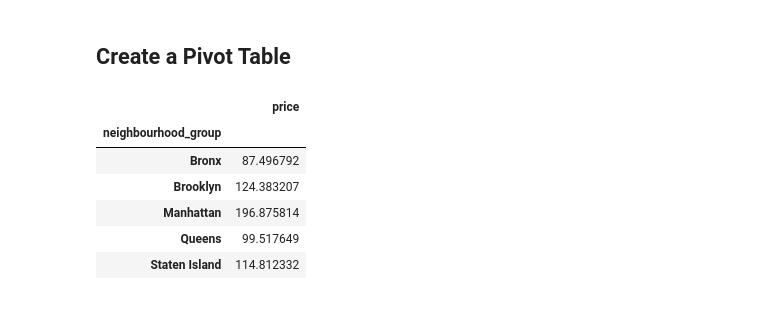
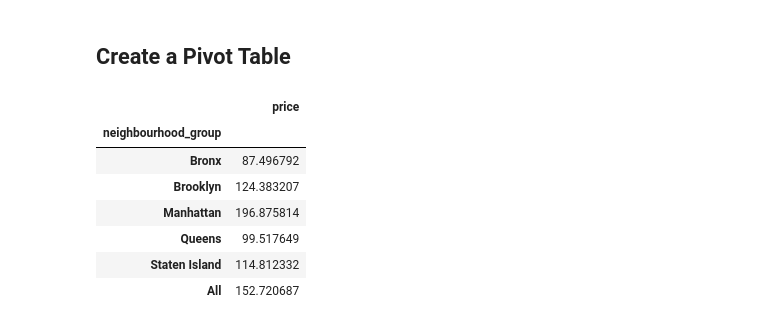
Before and after one commit to sadams26/excel_to_python, a Jupyter notebook: excel_to_python.ipynb, the cells around one changed output. Cells and saved outputs as stored; diff of their text form; code cells hidden in the pictures.

```diff
--- a/excel_to_python.ipynb
+++ b/excel_to_python.ipynb
@@ -84,12 +171,13 @@ df["price"].mean()
 # %% [markdown]
 ## Create a Pivot Table
 # %%
-pd.pivot_table(df, values="price", index="neighbourhood_group", aggfunc='mean')
+pd.pivot_table(df, values="price", index="neighbourhood_group", aggfunc="mean", margins=True)
 # %% [output]
 |  | price |
 | neighbourhood_group |  |
 | Bronx | 87.496792 |
 | Brooklyn | 124.383207 |
 | Manhattan | 196.875814 |
 | Queens | 99.517649 |
 | Staten Island | 114.812332 |
+| All | 152.720687 |
```
Also changed, not shown: parts of 16 cells of this notebook.
